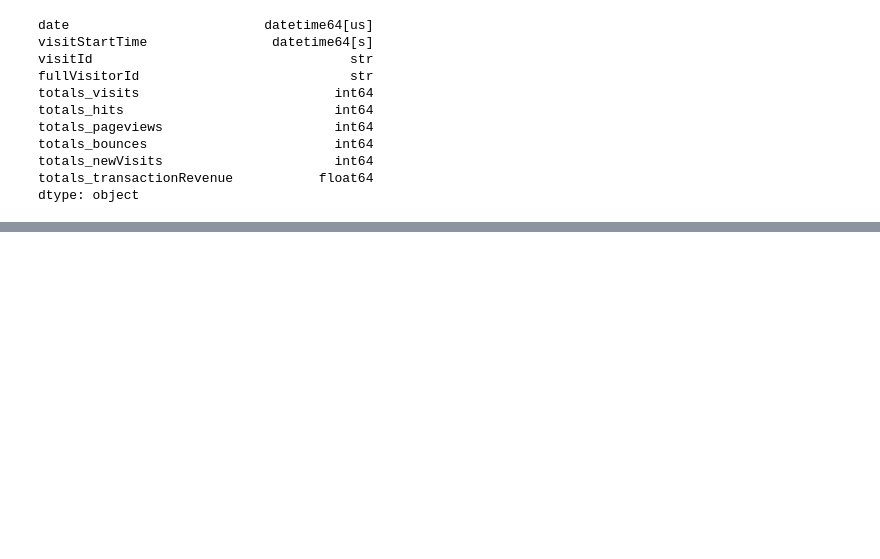
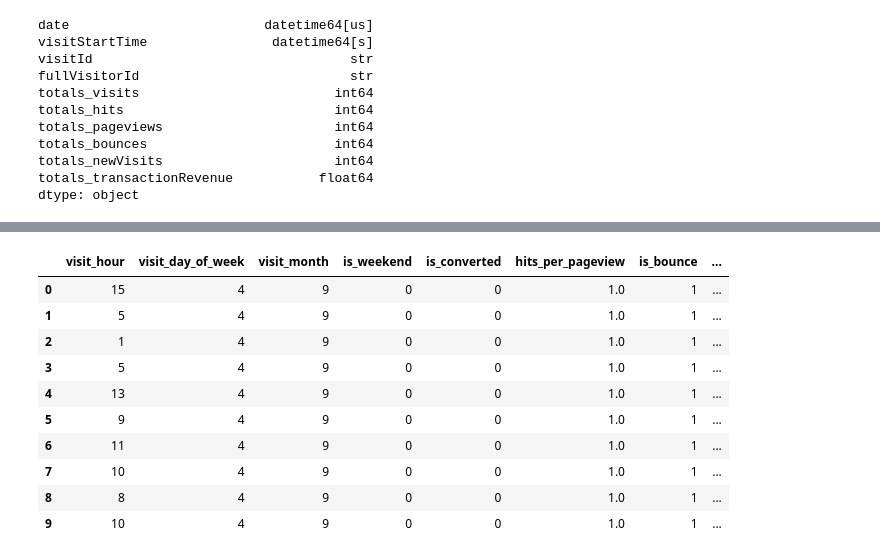
Before and after one commit to MayuriKawale/ford_digital_analytics, a Jupyter notebook: notebooks/01_eda_web_traffic.ipynb, the cells around one changed output, grey strips where cells are left out. Saved outputs shown, nothing was run; the diff lists cells and outputs as text; code cells hidden in the pictures; blank space fills up the shorter version.

```diff
--- a/notebooks/01_eda_web_traffic.ipynb
+++ b/notebooks/01_eda_web_traffic.ipynb
@@ -266,0 +292,32 @@ dtype: object
+# %%
+# time-based features
+df['visit_hour'] = df['visitStartTime'].dt.hour
+df['visit_day_of_week'] = df['date'].dt.dayofweek
+df['visit_month'] = df['date'].dt.month
+df['is_weekend'] = np.where(df['date'].dt.dayofweek.isin([5,6]), 1, 0)
+
+# target variable
+df['is_converted'] = np.where(df['totals_transactionRevenue'] > 0, 1, 0)
+
+# session quality features
+df['hits_per_pageview'] = df['totals_hits'] / df['totals_pageviews']
+df['is_bounce'] = np.where(df['totals_bounces'] > 0, 1, 0)
+
+# visitor type feature
+df['is_new_visitor'] = np.where(df['totals_newVisits'] > 0, 1, 0)
+# %%
+# verify the new features are correct
+df[['visit_hour', 'visit_day_of_week', 'visit_month', 'is_weekend',
+    'is_converted', 'hits_per_pageview', 'is_bounce', 'is_new_visitor']].head(10)
+# %% [output]
+|  | visit_hour | visit_day_of_week | visit_month | is_weekend | is_converted | hits_per_pageview | is_bounce | ... |
+| 0 | 15 | 4 | 9 | 0 | 0 | 1.0 | 1 | ... |
+| 1 | 5 | 4 | 9 | 0 | 0 | 1.0 | 1 | ... |
+| 2 | 1 | 4 | 9 | 0 | 0 | 1.0 | 1 | ... |
+| 3 | 5 | 4 | 9 | 0 | 0 | 1.0 | 1 | ... |
+| 4 | 13 | 4 | 9 | 0 | 0 | 1.0 | 1 | ... |
+| 5 | 9 | 4 | 9 | 0 | 0 | 1.0 | 1 | ... |
+| 6 | 11 | 4 | 9 | 0 | 0 | 1.0 | 1 | ... |
+| 7 | 10 | 4 | 9 | 0 | 0 | 1.0 | 1 | ... |
+| 8 | 8 | 4 | 9 | 0 | 0 | 1.0 | 1 | ... |
+| 9 | 10 | 4 | 9 | 0 | 0 | 1.0 | 1 | ... |
```
Also changed, not shown: parts of 4 cells of this notebook.
